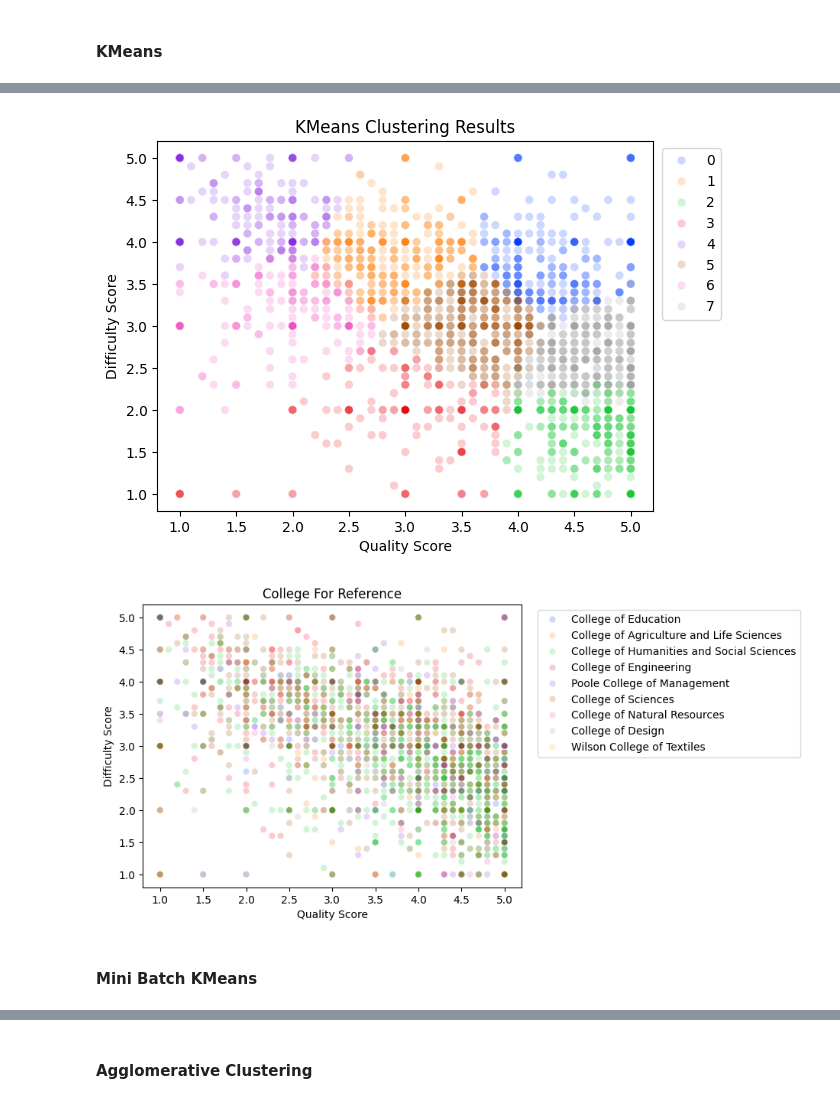
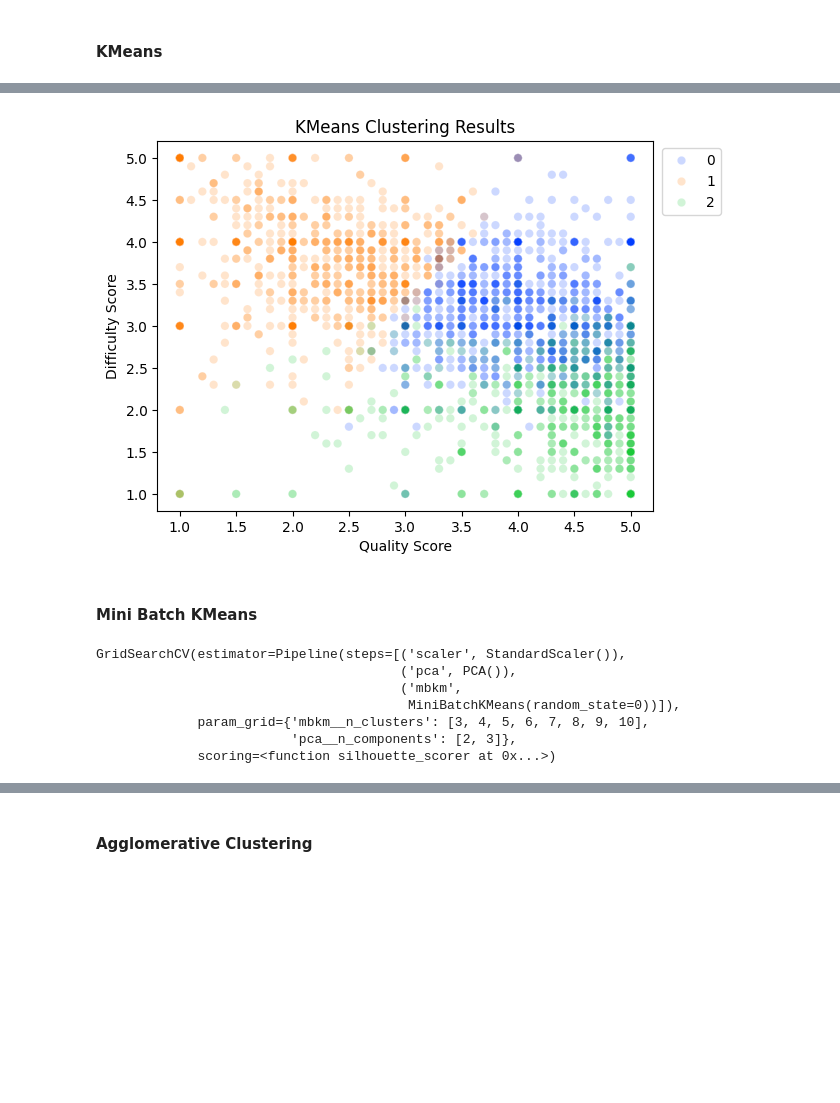
Before and after one commit to BrandonTroy/professor-clustering-analysis, a Jupyter notebook: pipeline.ipynb, the cells around one changed output, grey strips where cells are left out. Cells and saved outputs as stored; diff of their text form; code cells hidden in the pictures; blank space fills up the shorter version.

Commit message:
Fixed scoring through mini batch kmeans

```diff
--- a/pipeline.ipynb
+++ b/pipeline.ipynb
@@ -410,11 +410,15 @@ plt.show()
 #### KMeans
 # %%
 # KMeans
-kmeans_pipeline = Pipeline([('pca', PCA()), ('km', KMeans(random_state=random_seed))])
+kmeans_pipeline = Pipeline([
+    ('scaler', StandardScaler()),
+    ('pca', PCA()),
+    ('km', KMeans(random_state=random_seed))])
 param_grid = {
-    "pca__n_components": [2, 3, 4],
-    #"km__n_neighbors": [1,3,5,7,10]
+    "pca__n_components": [2, 3],
+    "km__n_clusters": [3, 4, 5, 6, 7, 8, 9, 10],
+    "km__algorithm": ['lloyd', 'elkan'],
 }
-grid_search = GridSearchCV(kmeans_pipeline, param_grid, scoring=make_scorer(silhouette_scorer))
+grid_search = GridSearchCV(kmeans_pipeline, param_grid, scoring=silhouette_scorer)
 grid_search.fit(X)
 # %% [output]
@@ -442,32 +432,39 @@ GridSearchCV(estimator=Pipeline(steps=[('pca', PCA()),
 # %%
 # Run the Best KMeans Clustering Estimator
-best_kmeans = Pipeline([('pca', PCA()), ('km', KMeans(random_state=random_seed))])
+best_kmeans = Pipeline([
+    ('scaler', StandardScaler()),
+    ('pca', PCA(n_components=3)),
+    ('km', KMeans(n_clusters=3, random_state=random_seed))])
 output = best_kmeans.fit_predict(X)
 sns.scatterplot(x=X['Quality Score'], y=X['Difficulty Score'], hue=output, palette='bright', alpha=0.2)
 plt.legend(bbox_to_anchor=(1.15, 1), loc='upper right')
 plt.title("KMeans Clustering Results")
 plt.xlabel("Quality Score")
 plt.ylabel("Difficulty Score")
 plt.show()
-
-# Plot of Colleges For Reference
-sns.scatterplot(x=X['Quality Score'], y=X['Difficulty Score'], hue=y, palette='bright', alpha=0.2)
-plt.legend(bbox_to_anchor=(1.75, 1), loc='upper right')
-plt.title("College For Reference")
-plt.xlabel("Quality Score")
-plt.ylabel("Difficulty Score")
-plt.show()
 # %% [output]
-[figure, old version]
+[figure, new version]
-[figure, removed]
 # %% [markdown]
 #### Mini Batch KMeans
 # %%
 # Mini Batch KMeans
-mini_batch_kmeans_pipeline = Pipeline([('scaler', StandardScaler()), ('mbkm', MiniBatchKMeans(random_state=random_seed))])
+mini_batch_kmeans_pipeline = Pipeline([
+    ('scaler', StandardScaler()),
+    ('pca', PCA()),
+    ('mbkm', MiniBatchKMeans(random_state=random_seed))])
 param_grid = {
-    #"mbkm__n_neighbors": [1,3,5,7,10]
+    "pca__n_components": [2, 3],
+    "mbkm__n_clusters": [3, 4, 5, 6, 7, 8, 9, 10],
 }
-grid_search = GridSearchCV(mini_batch_kmeans_pipeline, param_grid, scoring=make_scorer(silhouette_scorer))
+grid_search = GridSearchCV(mini_batch_kmeans_pipeline, param_grid, scoring=silhouette_scorer)
+grid_search.fit(X)
+# %% [output]
+GridSearchCV(estimator=Pipeline(steps=[('scaler', StandardScaler()),
+                                       ('pca', PCA()),
+                                       ('mbkm',
+                                        MiniBatchKMeans(random_state=0))]),
+             param_grid={'mbkm__n_clusters': [3, 4, 5, 6, 7, 8, 9, 10],
+                         'pca__n_components': [2, 3]},
+             scoring=<function silhouette_scorer at 0x...>)
 # %%
 # Run the Best Mini Batch KMeans Clustering Estimator
```
Also changed, not shown: parts of 4 cells of this notebook.
